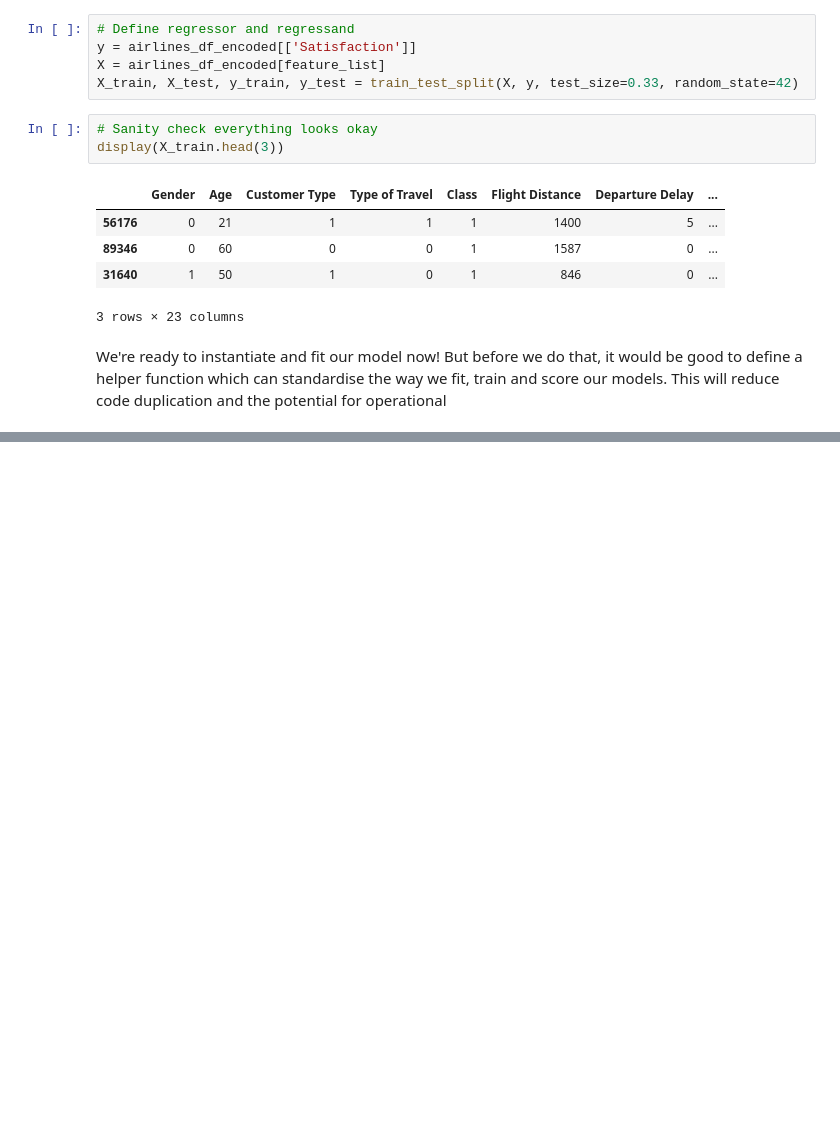
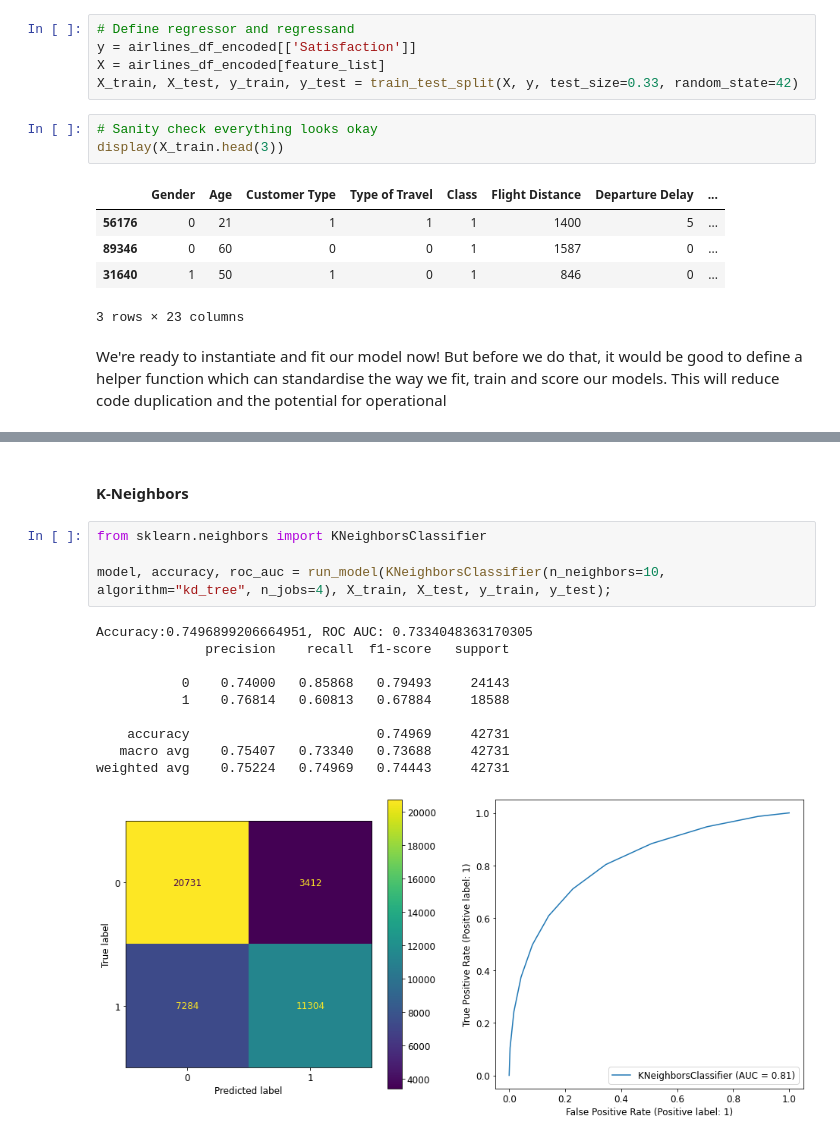
Before and after one commit to ibdafna/airlines_passengers, a Jupyter notebook: airline_passenger_satisfaction.ipynb, the cells around one changed output, grey strips where cells are left out. Saved outputs shown, nothing was run; the diff lists cells and outputs as text; blank space fills up the shorter version.

```diff
--- a/airline_passenger_satisfaction.ipynb
+++ b/airline_passenger_satisfaction.ipynb
@@ -426,0 +470,17 @@ weighted avg    0.87396   0.87410   0.87379     42731
+# %% [markdown]
+#### K-Neighbors
+# %%
+from sklearn.neighbors import KNeighborsClassifier
+
+model, accuracy, roc_auc = run_model(KNeighborsClassifier(n_neighbors=10, algorithm="kd_tree", n_jobs=4), X_train, X_test, y_train, y_test);
+# %% [output]
+Accuracy:0.7496899206664951, ROC AUC: 0.7334048363170305
+              precision    recall  f1-score   support
+
+           0    0.74000   0.85868   0.79493     24143
+           1    0.76814   0.60813   0.67884     18588
+
+    accuracy                        0.74969     42731
+   macro avg    0.75407   0.73340   0.73688     42731
+weighted avg    0.75224   0.74969   0.74443     42731
+[figure, added]
```
Also changed, not shown: parts of 17 cells of this notebook.
